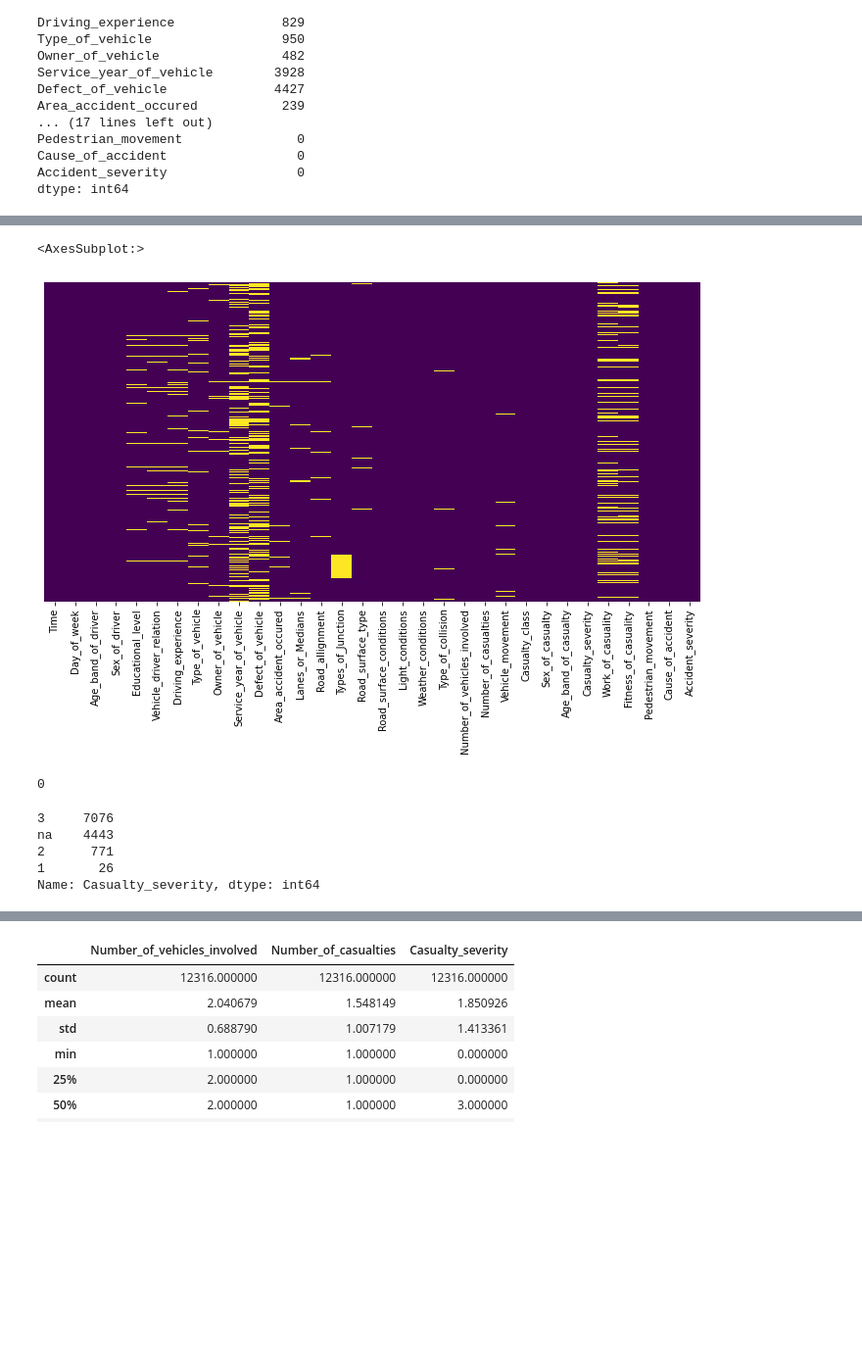
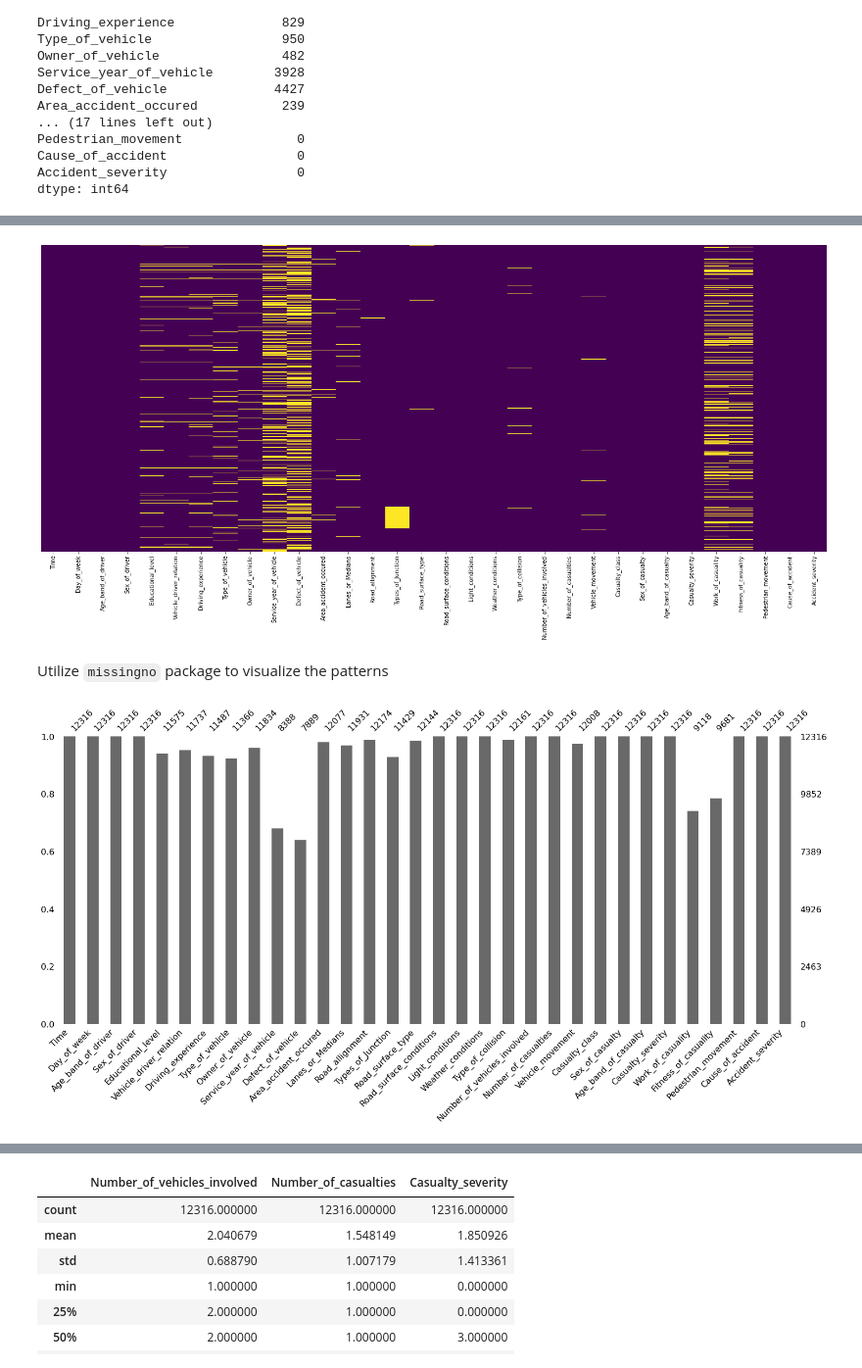
Before and after one commit to jackycwwang/Road-Traffic-Severity-Classification, a Jupyter notebook: 1. Exploratory Data Analysis.ipynb, the cells around one changed output, grey strips where cells are left out. Shown at 98% size. Drawn from its saved outputs; the diff is of its cells as text; code cells hidden in the pictures; blank space fills up the shorter version.

```diff
--- a/1. Exploratory Data Analysis.ipynb
+++ b/1. Exploratory Data Analysis.ipynb
@@ -113,8 +80,7 @@ dtype: int64
 # %%
-# visualize the null values
+# visualize the distribution of null values
 import matplotlib
-matplotlib.rcParams['figure.figsize'] = (12, 6)
-sns.heatmap(df.isnull(), yticklabels=False, cbar=False, cmap='viridis')
+matplotlib.rcParams['figure.figsize'] = (25, 10)
+sns.heatmap(df.isnull(), yticklabels=False, cbar=False, cmap='viridis');
 # %% [output]
-<AxesSubplot:>
-[figure, old version]
+[figure, new version]
@@ -123,13 +87,2 @@ df = df.drop(columns=['Service_year_of_vehicle', 'Defect_of_vehicle', 'Work_of_c
-# %%
-# no duplicated rows
-df.duplicated().sum()
-# %% [output]
-0
-# %%
-df.Casualty_severity.value_counts()
-# %% [output]
-3     7076
-na    4443
-2      771
-1       26
-Name: Casualty_severity, dtype: int64
+# %% [markdown]
+Utilize `missingno` package to visualize the patterns
@@ -135,0 +91,4 @@ Name: Casualty_severity, dtype: int64
+# %%
+msno.bar(df);
+# %% [output]
+[figure, added]
```
Also changed, not shown: parts of 85 cells of this notebook, 2 other files.
